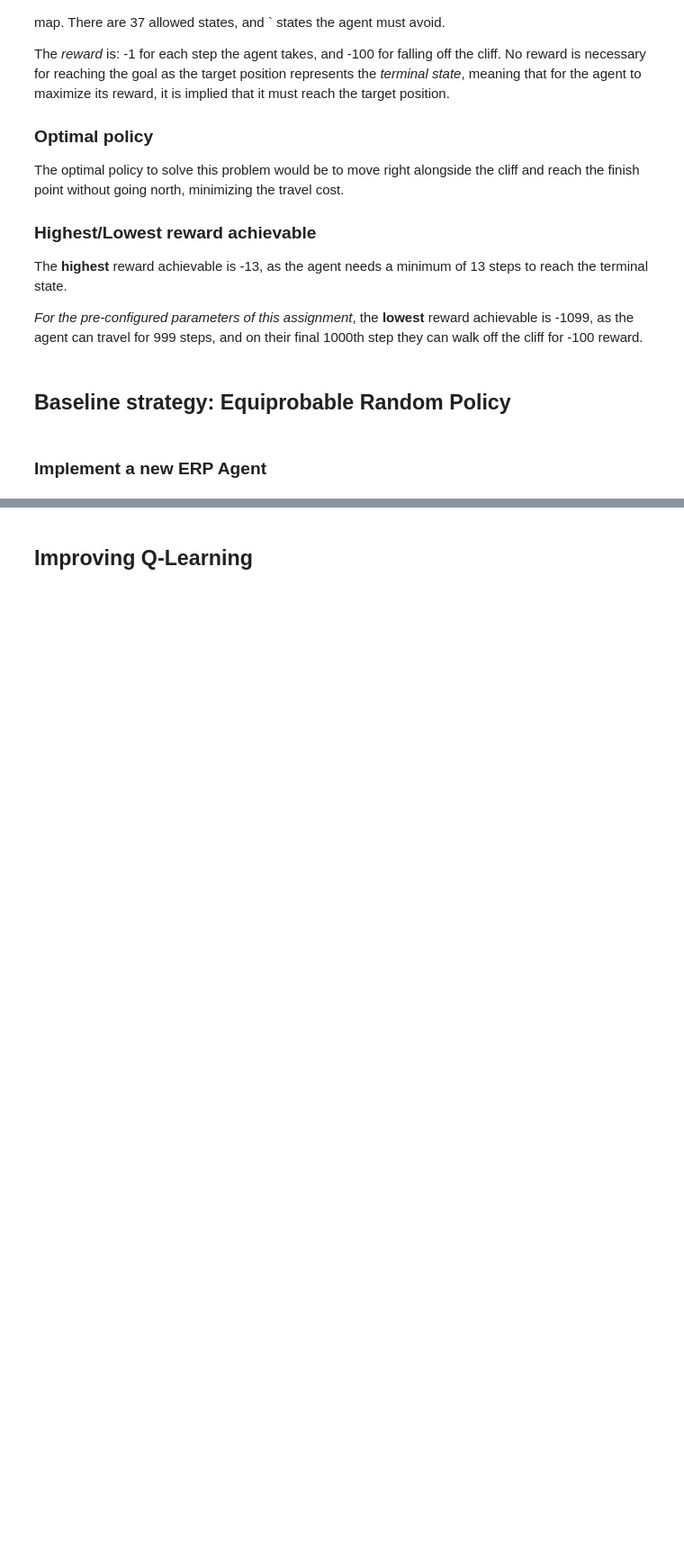
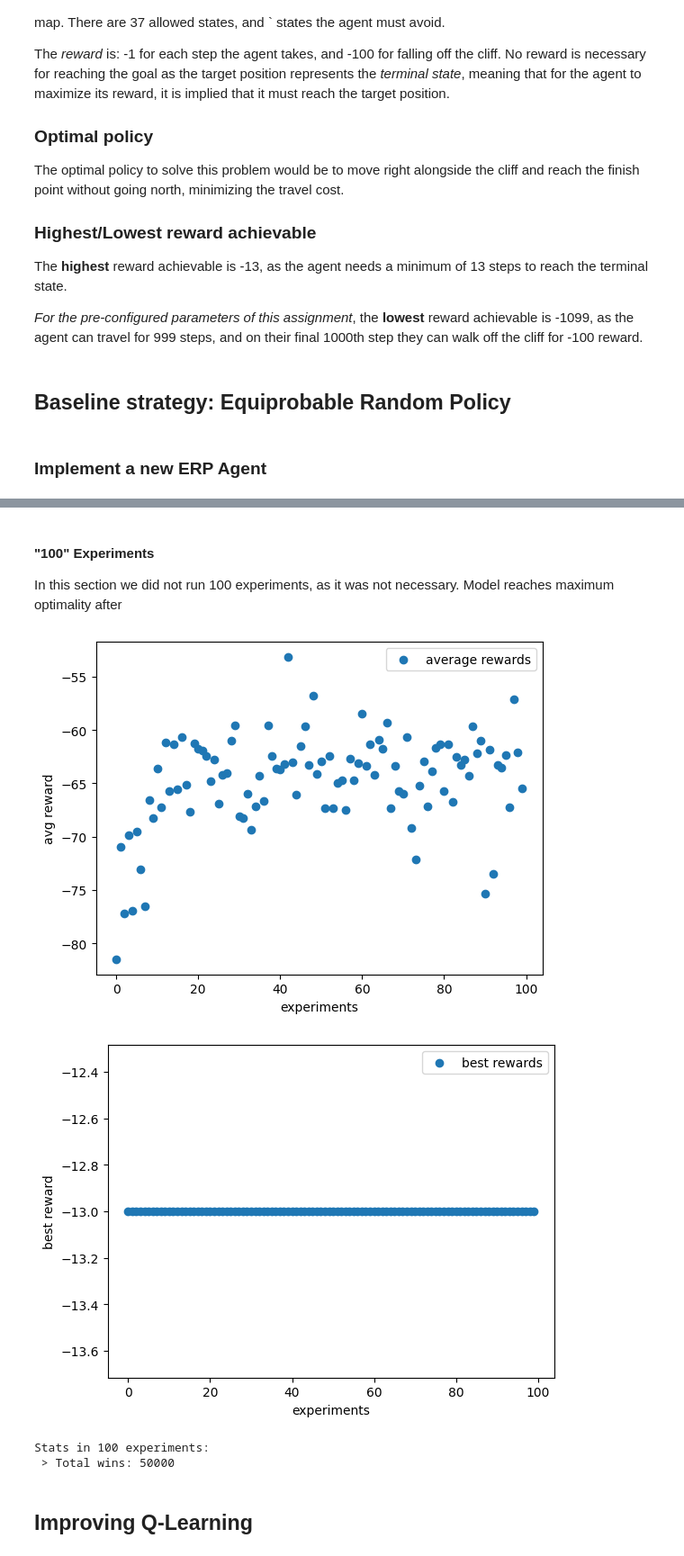
Before and after one commit to umutucak/introML, a Jupyter notebook: assignment2/task_B.ipynb, the cells around one changed output, grey strips where cells are left out. Shown: that part at 90% size. Drawn from its saved outputs; the diff is of its cells as text; code cells hidden in the pictures; blank space fills up the shorter version.

```diff
--- a/assignment2/task_B.ipynb
+++ b/assignment2/task_B.ipynb
@@ -149,2 +177,55 @@ average reward -110.244
+# %% [markdown]
+#### "100" Experiments
+In this section we did not run 100 experiments, as it was not necessary. Model reaches maximum optimality after
+# %%
+max_experiments = 100
+experiment_rewards_avg = []
+experiment_rewards_best = []
+wins = 0
+agent = QAgent(learning_rate=0.15, gamma=0.9, epsilon=0.15, epsilon_decay_rate=0) # configure hyperparameters in init()
+for experiment in range(max_experiments):
+    max_episodes = 500
+    max_steps = 1000
+    global_rewards = []
+    for episode in range(max_episodes):
+        state, _ = env.reset()
+        agent.reset()
+        done = False
+        for step in range(max_steps):
+            action = agent.get_action(state)
+            new_state, reward, done, _, _ = env.step(action)
+            agent.update(state, action, reward, new_state)
+
+            state = new_state
+            agent.episode_reward += reward
+            if done:
+                wins+=1
+                break
+
+        agent.epsilon_decay()
+        global_rewards.append(agent.episode_reward)
+        env.close()
+    experiment_rewards_avg.append(sum(global_rewards)/len(global_rewards))
+    experiment_rewards_best.append(max(global_rewards))
+
+plt.scatter(x=range(max_experiments), y=experiment_rewards_avg, label='average rewards')
+plt.xlabel('experiments')
+plt.ylabel('avg reward')
+plt.legend()
+plt.show()
+
+plt.scatter(x=range(max_experiments), y=experiment_rewards_best, label='best rewards')
+plt.xlabel('experiments')
+plt.ylabel('best reward')
+plt.legend()
+plt.show()
+
+print(f"Stats in {max_experiments} experiments:")
+print(" > Total wins:", wins)
+# %% [output]
+[figure, added]
+[figure, added]
+Stats in 100 experiments:
+ > Total wins: 50000
 # %% [markdown]
 ## Improving Q-Learning
```
Also changed, not shown: parts of 16 cells of this notebook.
